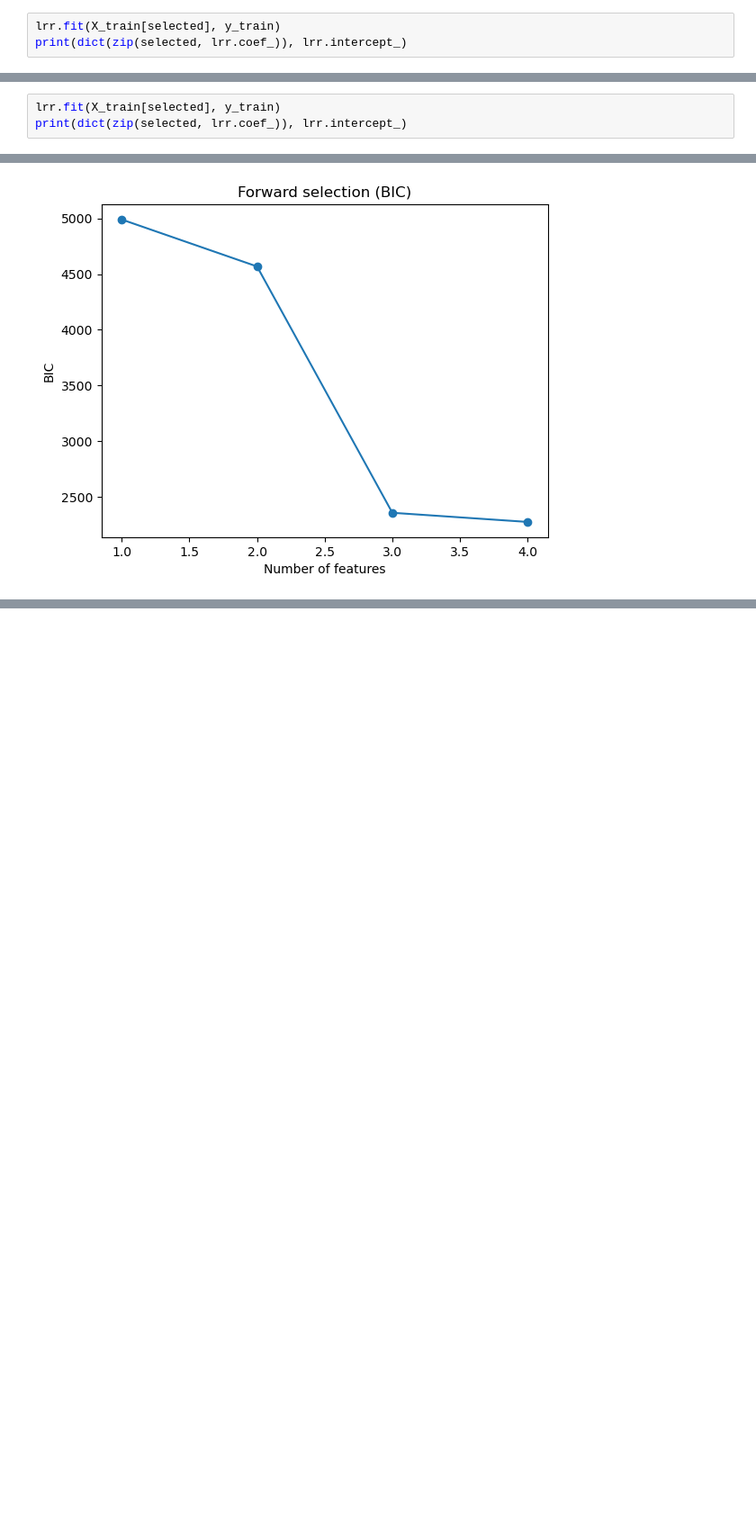
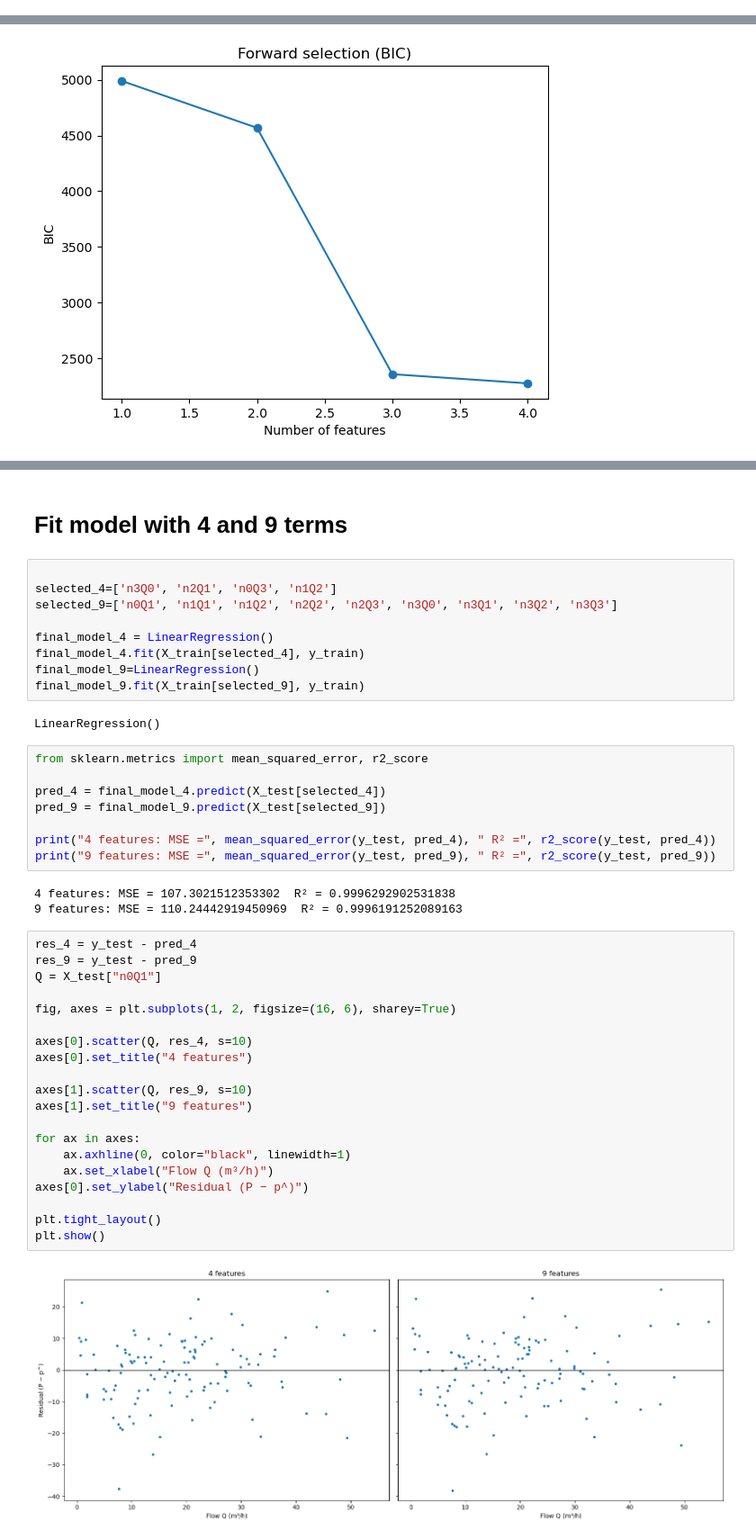
Before and after one commit to CapperTheRose16/Project-in-Machine-Learning, a Jupyter notebook: Task 0/Backwards_selection.ipynb, the cells around one changed output, grey strips where cells are left out. Shown at 90% size. Cells and saved outputs as stored; diff of their text form; blank space fills up the shorter version.

```diff
--- a/Task 0/Backwards_selection.ipynb
+++ b/Task 0/Backwards_selection.ipynb
@@ -52,3 +35,0 @@ print(list(selected))
-# %%
-lrr.fit(X_train[selected], y_train)
-print(dict(zip(selected, lrr.coef_)), lrr.intercept_)
@@ -81,3 +35,0 @@ print(list(selected))
-# %%
-lrr.fit(X_train[selected], y_train)
-print(dict(zip(selected, lrr.coef_)), lrr.intercept_)
@@ -167,3 +109,49 @@ plt.show()
 Selected: ['n0Q1', 'n1Q1', 'n1Q2', 'n2Q2', 'n2Q3', 'n3Q0', 'n3Q1', 'n3Q2', 'n3Q3']  BIC: 2300.5155216565663
 R² (test): 0.9996191252089163
 [figure]
+# %% [markdown]
+# Fit model with 4 and 9 terms
+# %%
+
+selected_4=['n3Q0', 'n2Q1', 'n0Q3', 'n1Q2']
+selected_9=['n0Q1', 'n1Q1', 'n1Q2', 'n2Q2', 'n2Q3', 'n3Q0', 'n3Q1', 'n3Q2', 'n3Q3']
+
+final_model_4 = LinearRegression()
+final_model_4.fit(X_train[selected_4], y_train)
+final_model_9=LinearRegression()
+final_model_9.fit(X_train[selected_9], y_train)
+# %% [output]
+LinearRegression()
+# %%
+from sklearn.metrics import mean_squared_error, r2_score
+
+pred_4 = final_model_4.predict(X_test[selected_4])
+pred_9 = final_model_9.predict(X_test[selected_9])
+
+print("4 features: MSE =", mean_squared_error(y_test, pred_4), " R² =", r2_score(y_test, pred_4))
+print("9 features: MSE =", mean_squared_error(y_test, pred_9), " R² =", r2_score(y_test, pred_9))
+# %% [output]
+4 features: MSE = 107.3021512353302  R² = 0.9996292902531838
+9 features: MSE = 110.24442919450969  R² = 0.9996191252089163
+# %%
+res_4 = y_test - pred_4
+res_9 = y_test - pred_9
+Q = X_test["n0Q1"]
+
+fig, axes = plt.subplots(1, 2, figsize=(16, 6), sharey=True)
+
+axes[0].scatter(Q, res_4, s=10)
+axes[0].set_title("4 features")
+
+axes[1].scatter(Q, res_9, s=10)
+axes[1].set_title("9 features")
+
+for ax in axes:
+    ax.axhline(0, color="black", linewidth=1)
+    ax.set_xlabel("Flow Q (m³/h)")
+axes[0].set_ylabel("Residual (P − p^)")
+
+plt.tight_layout()
+plt.show()
+# %% [output]
+[figure, added]
```
Also changed, not shown: parts of 12 cells of this notebook, 4 other files.
